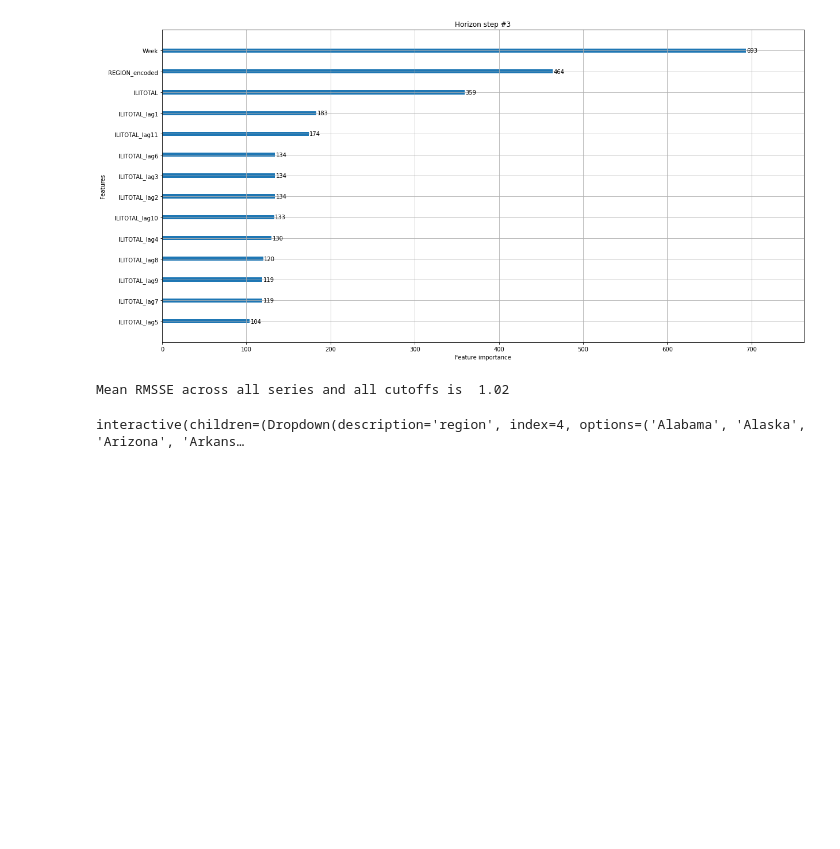
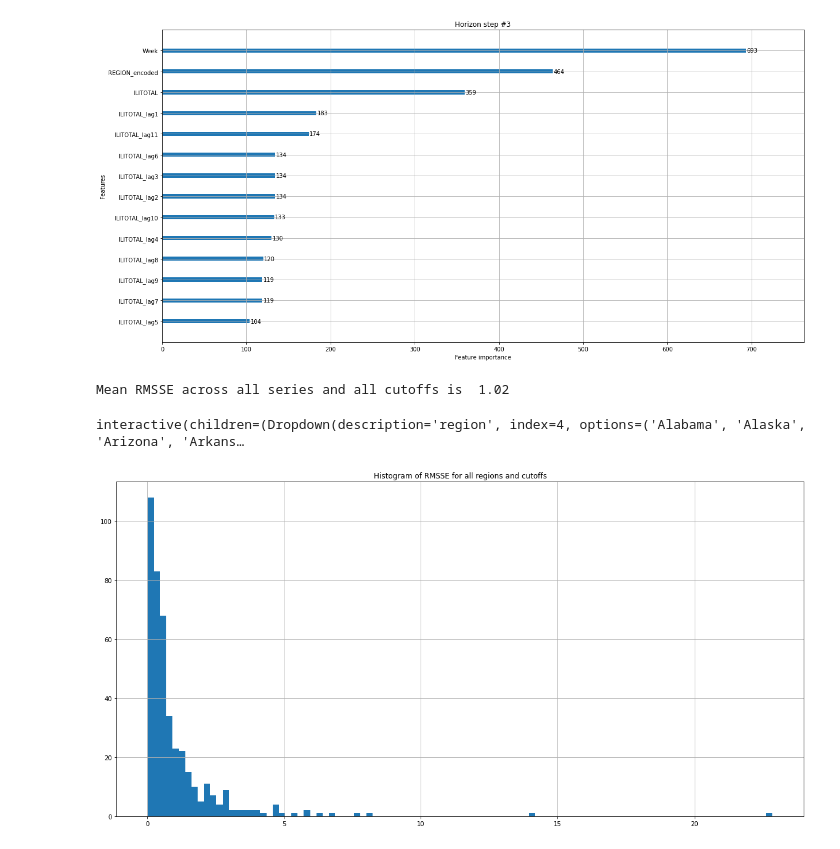
Before and after one commit to ltsaprounis/dsf-ts-forecasting, a Jupyter notebook: notebooks/04-panel-forecasting.ipynb, the cells around one changed output. Cells and saved outputs as stored; diff of their text form; code cells hidden in the pictures; blank space fills up the shorter version.

```diff
--- a/notebooks/04-panel-forecasting.ipynb
+++ b/notebooks/04-panel-forecasting.ipynb
@@ -202,3 +202,9 @@ plot_interactive_panel_cv_results(main_df, df)
 # %% [output]
 Mean RMSSE across all series and all cutoffs is  1.02
 interactive(children=(Dropdown(description='region', index=4, options=('Alabama', 'Alaska', 'Arizona', 'Arkans…
+# %%
+df["Score"].hist(bins=100)
+plt.title("Histogram of RMSSE for all regions and cutoffs")
+plt.show()
+# %% [output]
+[figure, added]
```
Also changed, not shown: 1 other file.
